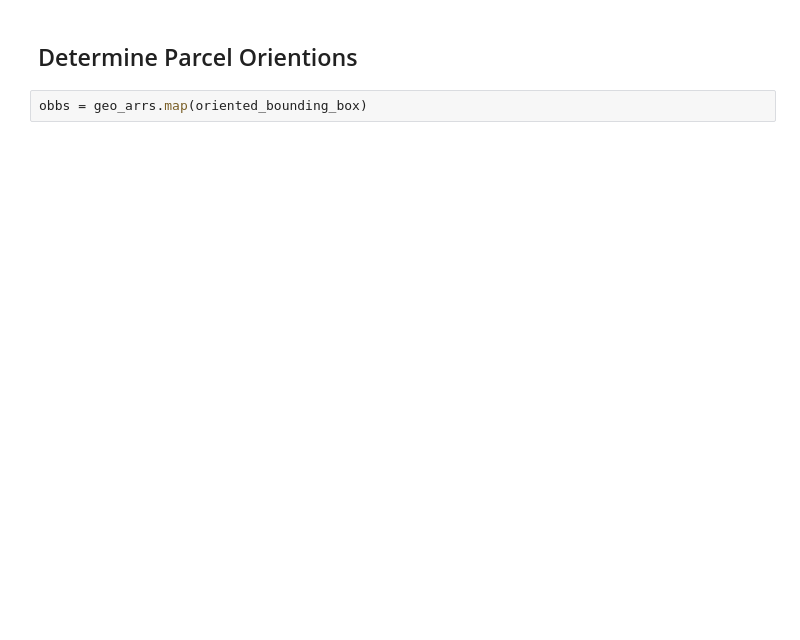
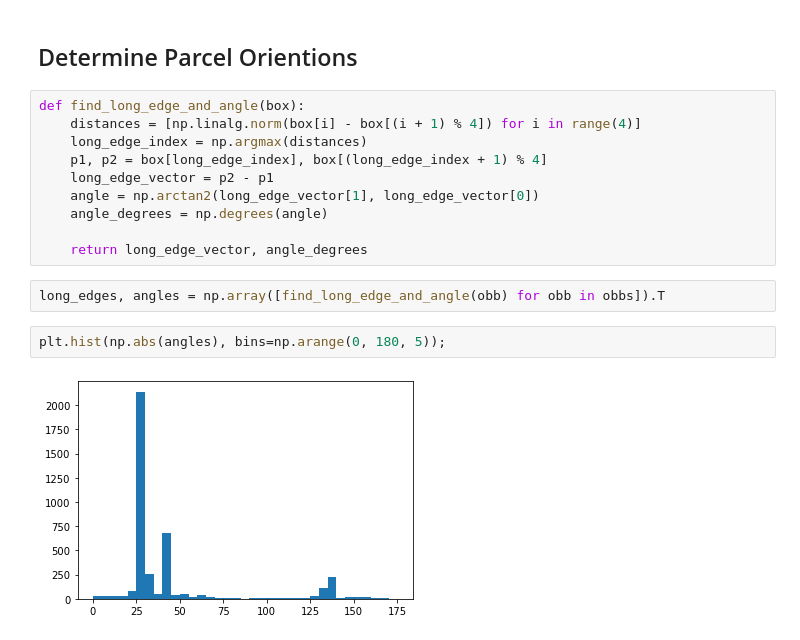
Before and after one commit to raphaellaude/geo-obb, a Jupyter notebook: examples/parcel_obbs.ipynb, the cells around one changed output. Saved outputs shown, nothing was run; the diff lists cells and outputs as text; blank space fills up the shorter version.

```diff
--- a/examples/parcel_obbs.ipynb
+++ b/examples/parcel_obbs.ipynb
@@ -45,4 +53,18 @@ Performance: pretty fast for 4,000 geometries!
 # %% [markdown]
 ## Determine Parcel Orientions
-# %%
-obbs = geo_arrs.map(oriented_bounding_box)
+# %%
+def find_long_edge_and_angle(box):
+    distances = [np.linalg.norm(box[i] - box[(i + 1) % 4]) for i in range(4)]
+    long_edge_index = np.argmax(distances)
+    p1, p2 = box[long_edge_index], box[(long_edge_index + 1) % 4]
+    long_edge_vector = p2 - p1
+    angle = np.arctan2(long_edge_vector[1], long_edge_vector[0])
+    angle_degrees = np.degrees(angle)
+
+    return long_edge_vector, angle_degrees
+# %%
+long_edges, angles = np.array([find_long_edge_and_angle(obb) for obb in obbs]).T
+# %%
+plt.hist(np.abs(angles), bins=np.arange(0, 180, 5));
+# %% [output]
+[figure, added]
```
Also changed, not shown: parts of 4 cells of this notebook.
